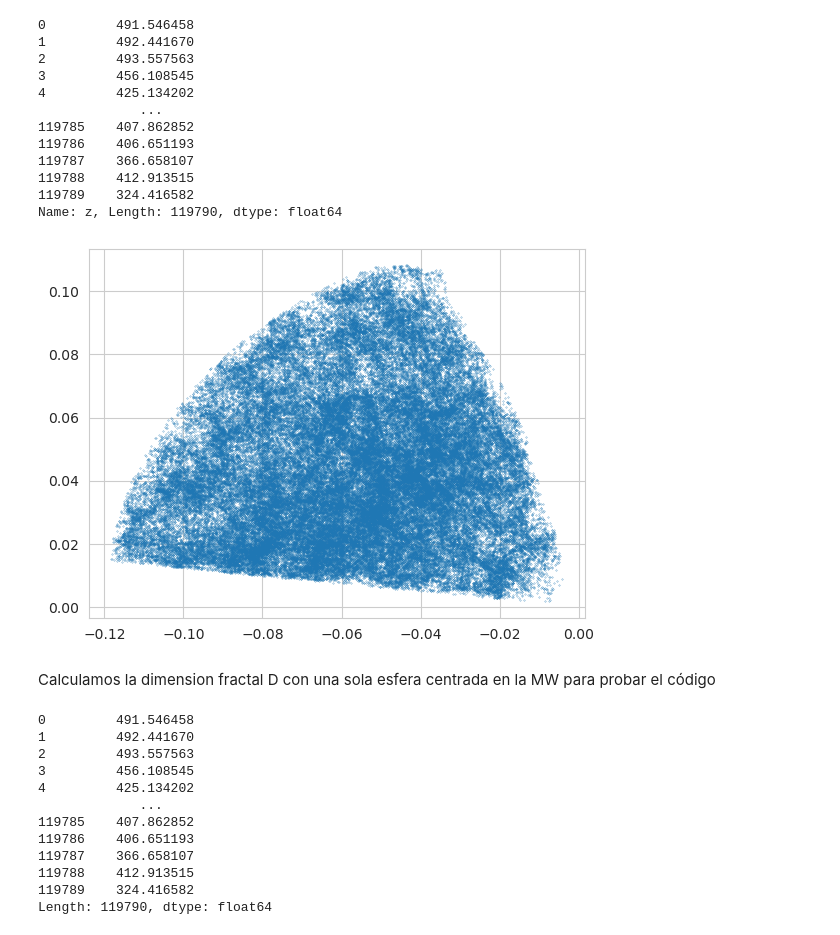
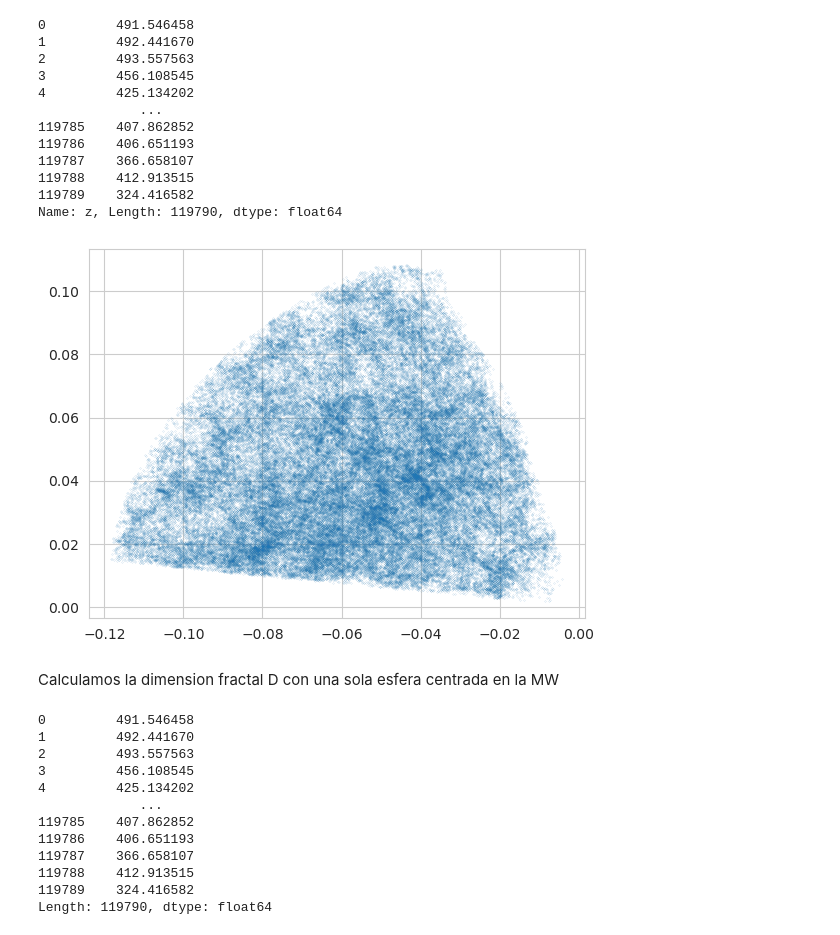
Before and after one commit to pickles98/proyecto-HCC, a Jupyter notebook: CodigoHCC.ipynb, the cells around one changed output. Drawn from its saved outputs; the diff is of its cells as text; code cells hidden in the pictures.

```diff
--- a/CodigoHCC.ipynb
+++ b/CodigoHCC.ipynb
@@ -15,7 +15,7 @@ sns.set_style('whitegrid')
 
 %matplotlib inline
 
-data=pd.read_csv(r'/home/pickles/Documentos/Universidad/Materias/HCC/proyecto_final/proyecto-HCC/asu1.tsv', sep='|')
+data=pd.read_csv(r'/home/anakin/Documents/HCC/proyecto-HCC/asu1.tsv', sep='|')
 # %%
 data.head(150000)
 # %% [output]
@@ -56,18 +56,18 @@ Name: z, Length: 119790, dtype: float64
 # %%
 fig, ax=plt.subplots(1,1)
 
 x=data['X']
 y=data['Y']
 z=data['Z']
 alfa=data['RAJ2000']
 delta=data['DEJ2000']
-plt.scatter(x,z,s=0.05);
+plt.scatter(x,z,s=0.005);
 
 #print(x,y,z)
 # %% [output]
-[figure, old version]
+[figure, new version]
 # %% [markdown]
-Calculamos la dimension fractal D con una sola esfera centrada en la MW para probar el código
+Calculamos la dimension fractal D con una sola esfera centrada en la MW
 # %%
 #Transformamos los x,y,z a Mpc
 
```
Also changed, not shown: parts of 14 cells of this notebook.
